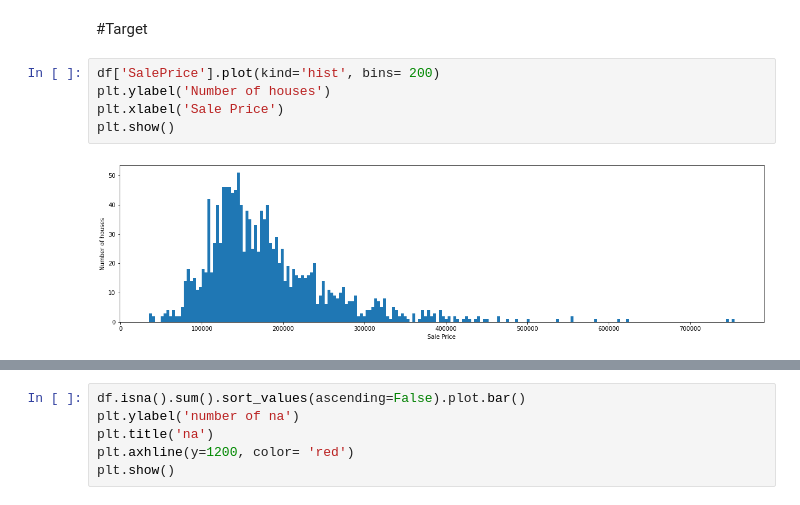
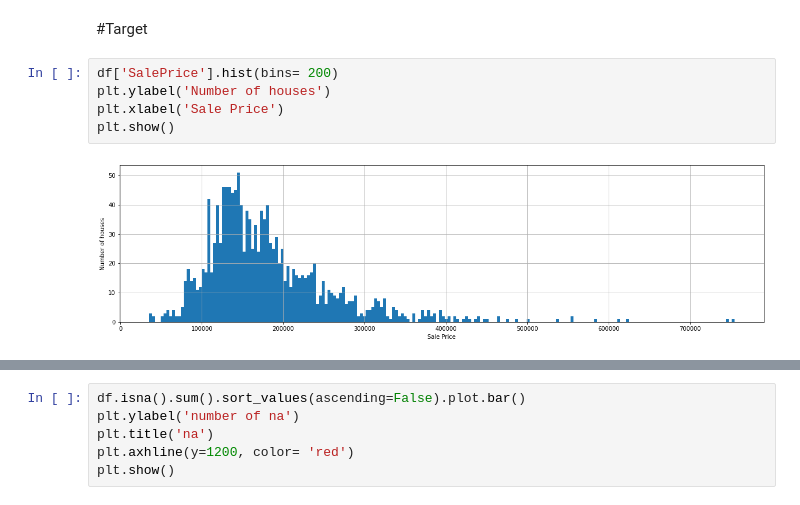
Before and after one commit to bridgecrew-perf6/deploying-machine-learning-models-1, a Jupyter notebook: ml_deploy_1.ipynb, the cells around one changed output, grey strips where cells are left out. Drawn from its saved outputs; the diff is of its cells as text.

```diff
--- a/ml_deploy_1.ipynb
+++ b/ml_deploy_1.ipynb
@@ -31,9 +31,9 @@ df.shape
 # %% [markdown]
 #Target
 # %%
-df['SalePrice'].plot(kind='hist', bins= 200)
+df['SalePrice'].hist(bins= 200)
 plt.ylabel('Number of houses')
 plt.xlabel('Sale Price')
 plt.show()
 # %% [output]
-[figure, old version]
+[figure, new version]
```
Also changed, not shown: parts of 11 cells of this notebook.
